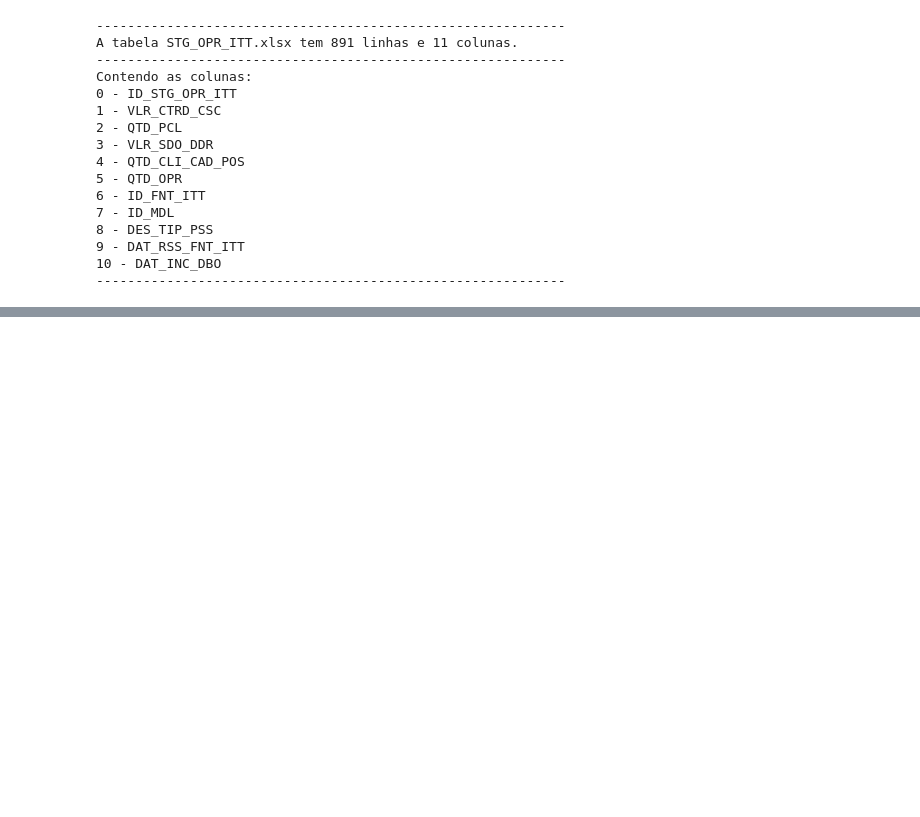
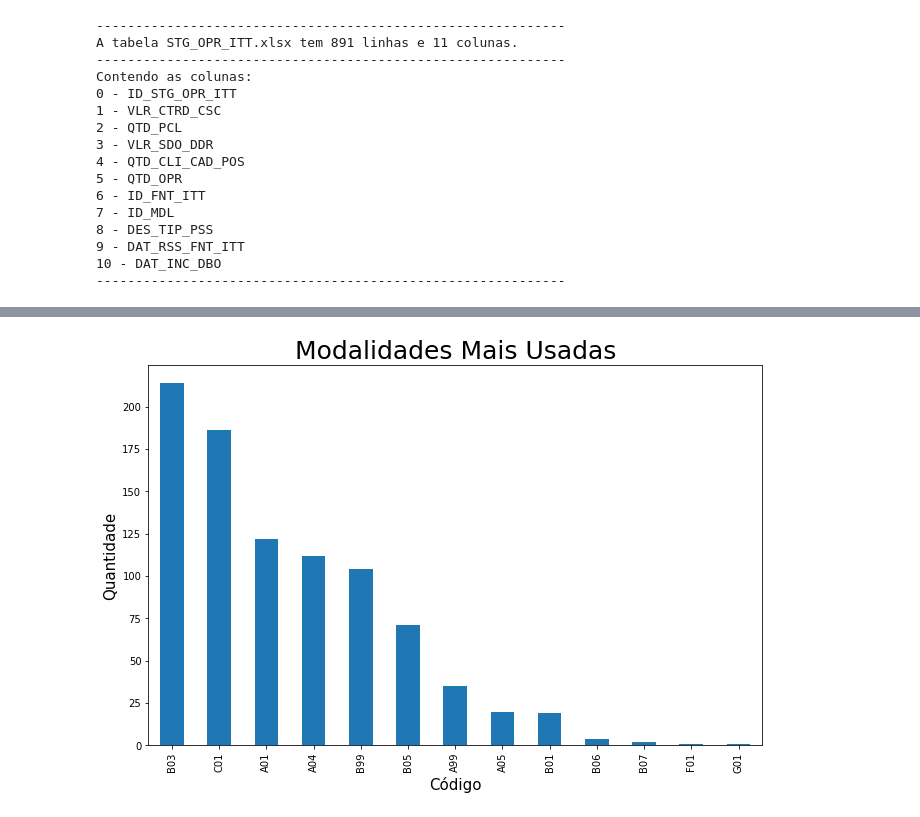
Before and after one commit to ThallesTorres/Projeto_SPC, a Jupyter notebook: SPRINT 2/Analise_STG_OPR_ITT.ipynb, the cells around one changed output, grey strips where cells are left out. Cells and saved outputs as stored; diff of their text form; code cells hidden in the pictures; blank space fills up the shorter version.

```diff
--- a/SPRINT 2/Analise_STG_OPR_ITT.ipynb
+++ b/SPRINT 2/Analise_STG_OPR_ITT.ipynb
@@ -3,4 +12,9 @@ import pandas as pd
+# %%
+# Configurando o tamanho padrão dos gráficos
+
+plt.rcParams['figure.figsize'] = (11,7)
 # %%
+# Carregando os dados necessarios
+
 tabela = 'STG_OPR_ITT.xlsx'
-
-dados_principais = pd.read_excel(tabela)
+dados_STG_OPR_ITT = pd.read_excel(tabela)
@@ -115,0 +55,7 @@ for coluna in nome_colunas:
+# %%
+# Número de operações por modalidades
+
+dados_temp = dados_STG_OPR_ITT['ID_MDL'].dropna()
+
+opr_por_mdl = dados_temp.value_counts(ascending = False)
+opr_por_mdl
@@ -115,0 +77,10 @@ for coluna in nome_colunas:
+# %%
+# Criando um grafico para ficar mais visivel
+
+opr_por_mdl.plot.bar();
+
+plt.title("Modalidades Mais Usadas", size=25); # Adicionando um título
+plt.xlabel('Código', size=15); # Nomeando o eixo X
+plt.ylabel('Quantidade', size=15); # Nomeando o eixo Y
+# %% [output]
+[figure, added]
```
Also changed, not shown: parts of 18 cells of this notebook.
